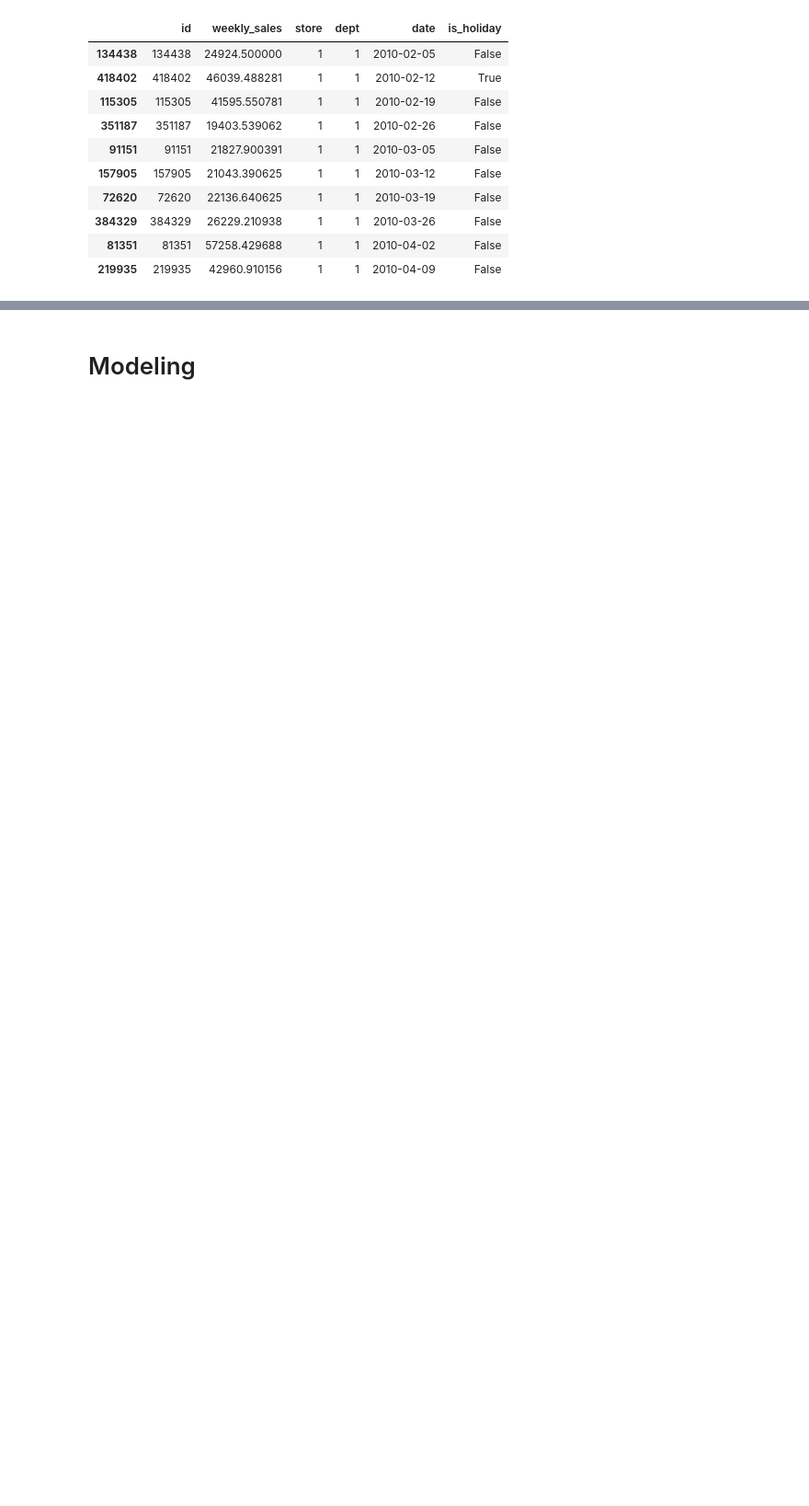
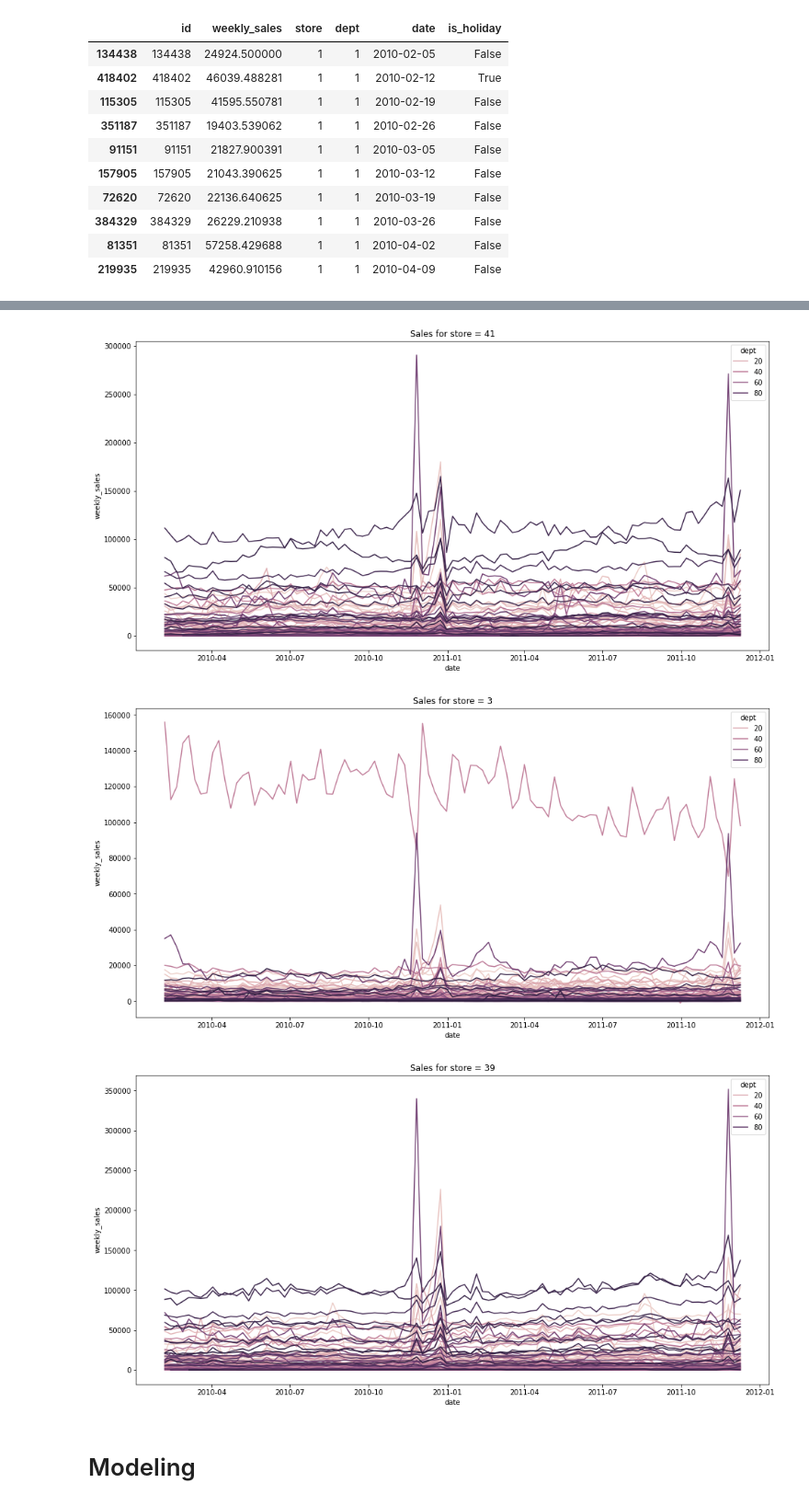
Before and after one commit to pprochon/Master_class, a Jupyter notebook: Sale_prediction/3_prediction.ipynb, the cells around one changed output, grey strips where cells are left out. Shown at 92% size. Cells and saved outputs as stored; diff of their text form; code cells hidden in the pictures; blank space fills up the shorter version.

```diff
--- a/Sale_prediction/3_prediction.ipynb
+++ b/Sale_prediction/3_prediction.ipynb
@@ -183,3 +151,17 @@ Index(['id', 'weekly_sales', 'store', 'dept', 'date', 'is_holiday', 'Type',
+# %%
+df_sales_train_ext = pd.merge(df_sales_train, df_dep, on=["store", "dept"], how="left").fillna(-1)
+df_sales_test_ext = pd.merge(df_sales_test, df_dep, on=["store", "dept"], how="left").fillna(-1)
+df_sales_train_ext.head()
+for i in range(3):
+    random_store = df_sales_train_ext.store.sample().values[0]
+    plt.figure(figsize = (16,8))
+    plt.title("Sales for store = {}".format(random_store))
+    sns.lineplot(x='date', y='weekly_sales', hue="dept", data=df_sales_train_ext[df_sales_train_ext.store == random_store]);
+    plt.show()
+# %% [output]
+[figure, added]
+[figure, added]
+[figure, added]
 # %% [markdown]
 # Modeling
 # %%
```
Also changed, not shown: parts of 28 cells of this notebook.
